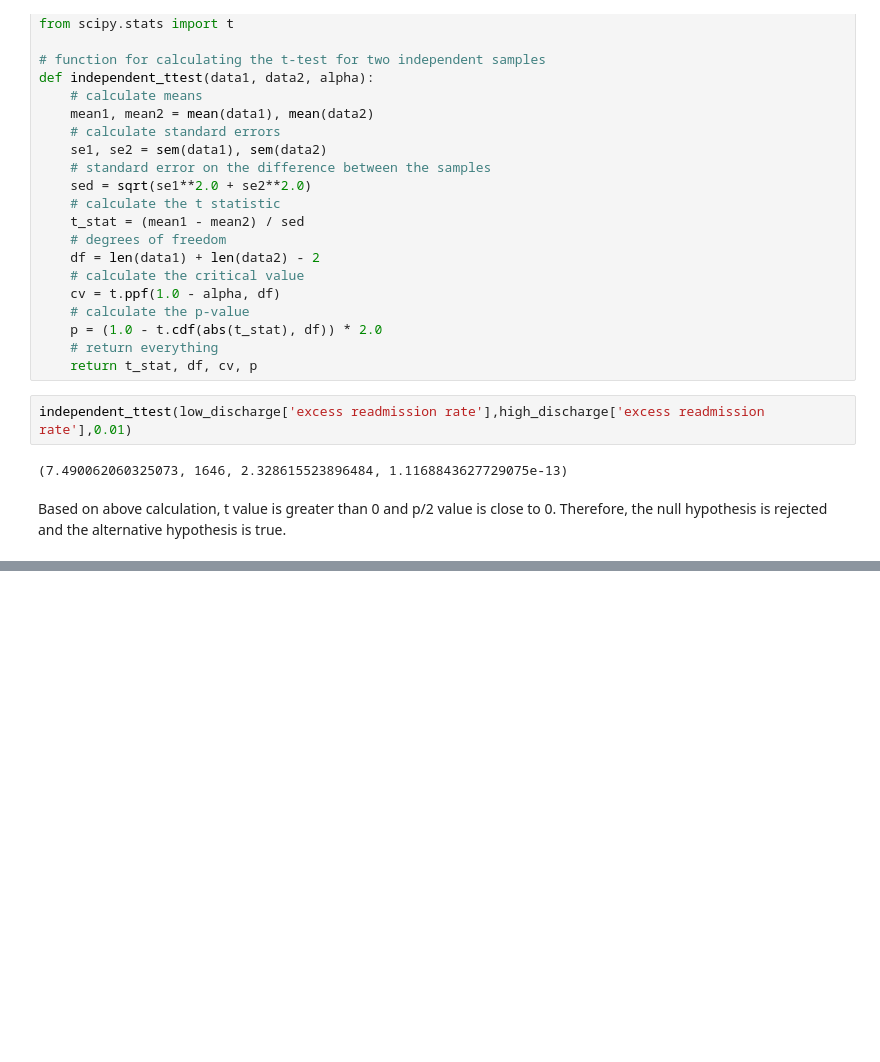
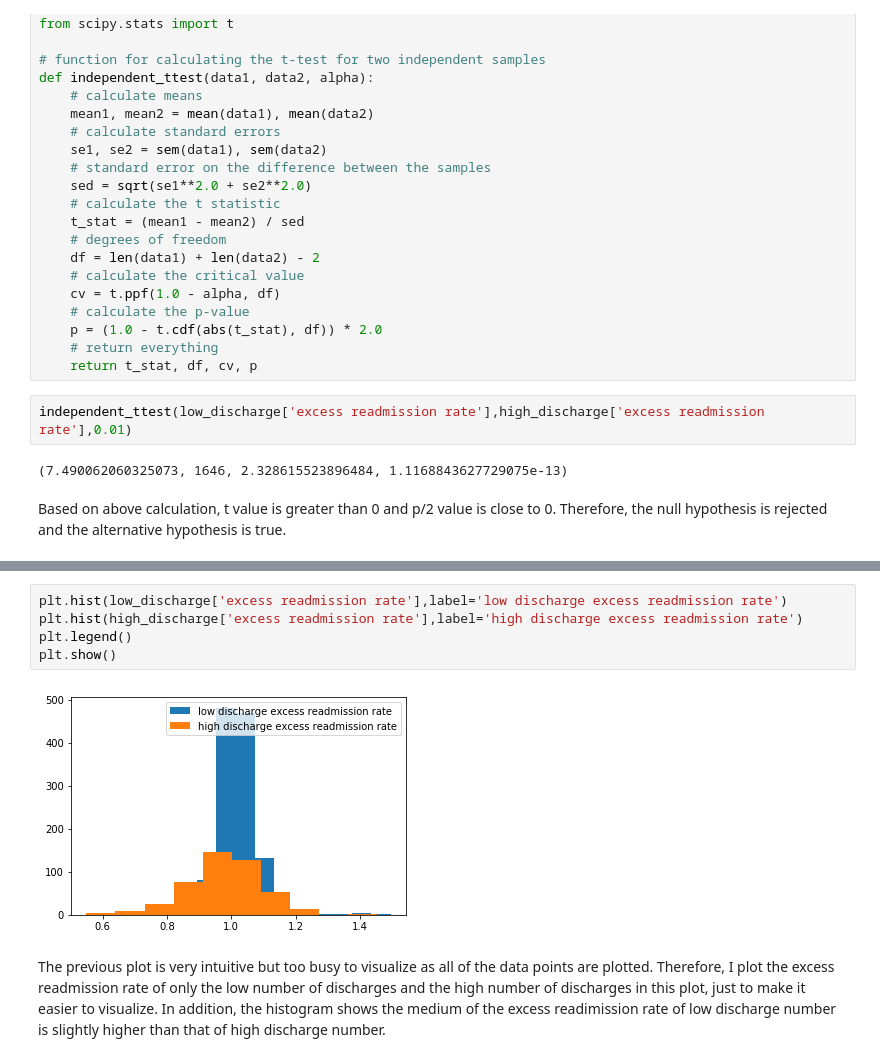
Before and after one commit to pealriver/Springboard, a Jupyter notebook: Mini Projects/sliderule_dsi_inferential_statistics_exercise_3.ipynb, the cells around one changed output, grey strips where cells are left out. Drawn from its saved outputs; the diff is of its cells as text; blank space fills up the shorter version.

```diff
--- a/Mini Projects/sliderule_dsi_inferential_statistics_exercise_3.ipynb
+++ b/Mini Projects/sliderule_dsi_inferential_statistics_exercise_3.ipynb
@@ -178,0 +187,9 @@ Based on above calculation, t value is greater than 0 and p/2 value is close to
+# %%
+plt.hist(low_discharge['excess readmission rate'],label='low discharge excess readmission rate')
+plt.hist(high_discharge['excess readmission rate'],label='high discharge excess readmission rate')
+plt.legend()
+plt.show()
+# %% [output]
+[figure, added]
+# %% [markdown]
+The previous plot is very intuitive but too busy to visualize as all of the data points are plotted. Therefore, I plot the excess readmission rate of only the low number of discharges and the high number of discharges in this plot, just to make it easier to visualize. In addition, the histogram shows the medium of the excess readimission rate of low discharge number is slightly higher than that of high discharge number.
```
Also changed, not shown: parts of 3 cells of this notebook, 1 other file.
